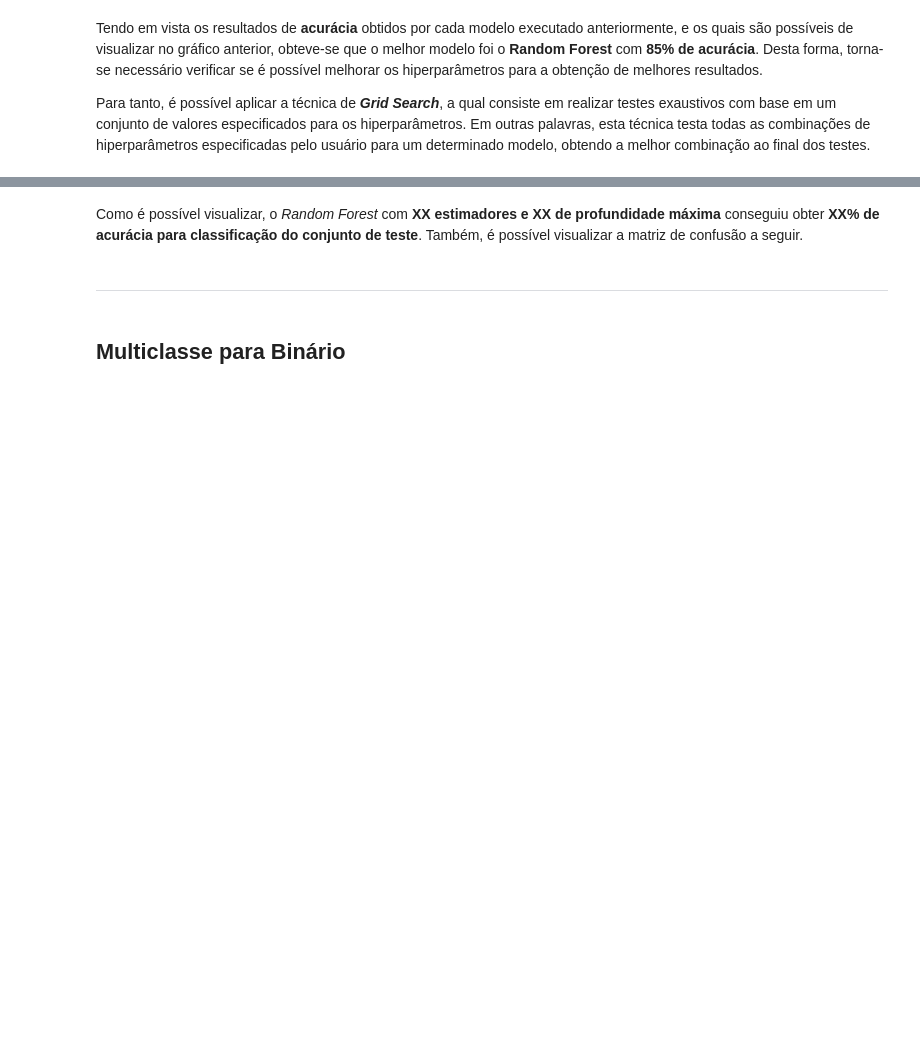
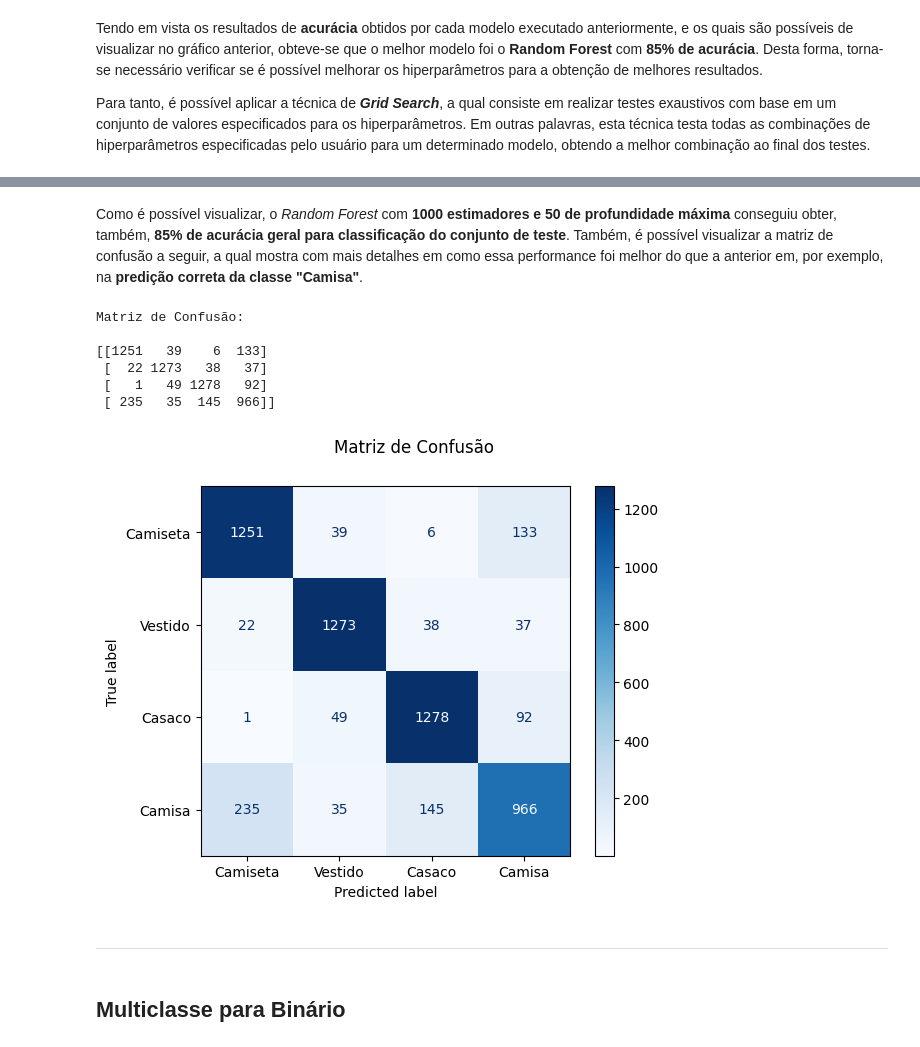
Before and after one commit to davimedio01/data-mining, a Jupyter notebook: 02. 10-10 - Atividade 2 (Classificação)/Atividade_02.ipynb, the cells around one changed output, grey strips where cells are left out. Drawn from its saved outputs; the diff is of its cells as text; code cells hidden in the pictures; blank space fills up the shorter version.

```diff
--- a/02. 10-10 - Atividade 2 (Classificação)/Atividade_02.ipynb
+++ b/02. 10-10 - Atividade 2 (Classificação)/Atividade_02.ipynb
@@ -537,7 +725,7 @@ from sklearn.model_selection import GridSearchCV
 param_grid = [
     {
         "n_estimators": [10, 50, 100, 1000],
-        "max_depth": [10, 50, 100, 1000],
+        "max_depth": [10, 50, 100, 150],
     }
 ]
 
@@ -565,14 +768,20 @@ print(classification_report(y_test, y_pred, target_names=labels_names))
 # %% [markdown]
-Como é possível visualizar, o _Random Forest_ com **XX estimadores e XX de profundidade máxima** conseguiu obter **XX% de acurácia para classificação do conjunto de teste**. Também, é possível visualizar a matriz de confusão a seguir.
+Como é possível visualizar, o _Random Forest_ com **1000 estimadores e 50 de profundidade máxima** conseguiu obter, também, **85% de acurácia geral para classificação do conjunto de teste**. Também, é possível visualizar a matriz de confusão a seguir, a qual mostra com mais detalhes em como essa performance foi melhor do que a anterior em, por exemplo, na **predição correta da classe "Camisa"**.
 # %%
 # Criando e mostrando a matriz de confusão com relação ao conj. de teste
 print("Matriz de Confusão:\n")
-print(
-    confusion_matrix(y_test, y_pred, labels=grid_search_rand_forest_accuracy.classes_)
-)
-rand_forest_cm_disp = ConfusionMatrixDisplay.from_predictions(
+print(confusion_matrix(y_test, y_pred))
+grid_search_rand_forest_cm_disp = ConfusionMatrixDisplay.from_predictions(
     y_test, y_pred, display_labels=labels_names, cmap="Blues"
 ).figure_.suptitle("Matriz de Confusão")
+# %% [output]
+Matriz de Confusão:
+
+[[1251   39    6  133]
+ [  22 1273   38   37]
+ [   1   49 1278   92]
+ [ 235   35  145  966]]
+[figure, added]
 # %% [markdown]
 ---
 # %% [markdown]
```
Also changed, not shown: parts of 45 cells of this notebook, 1 other file.
